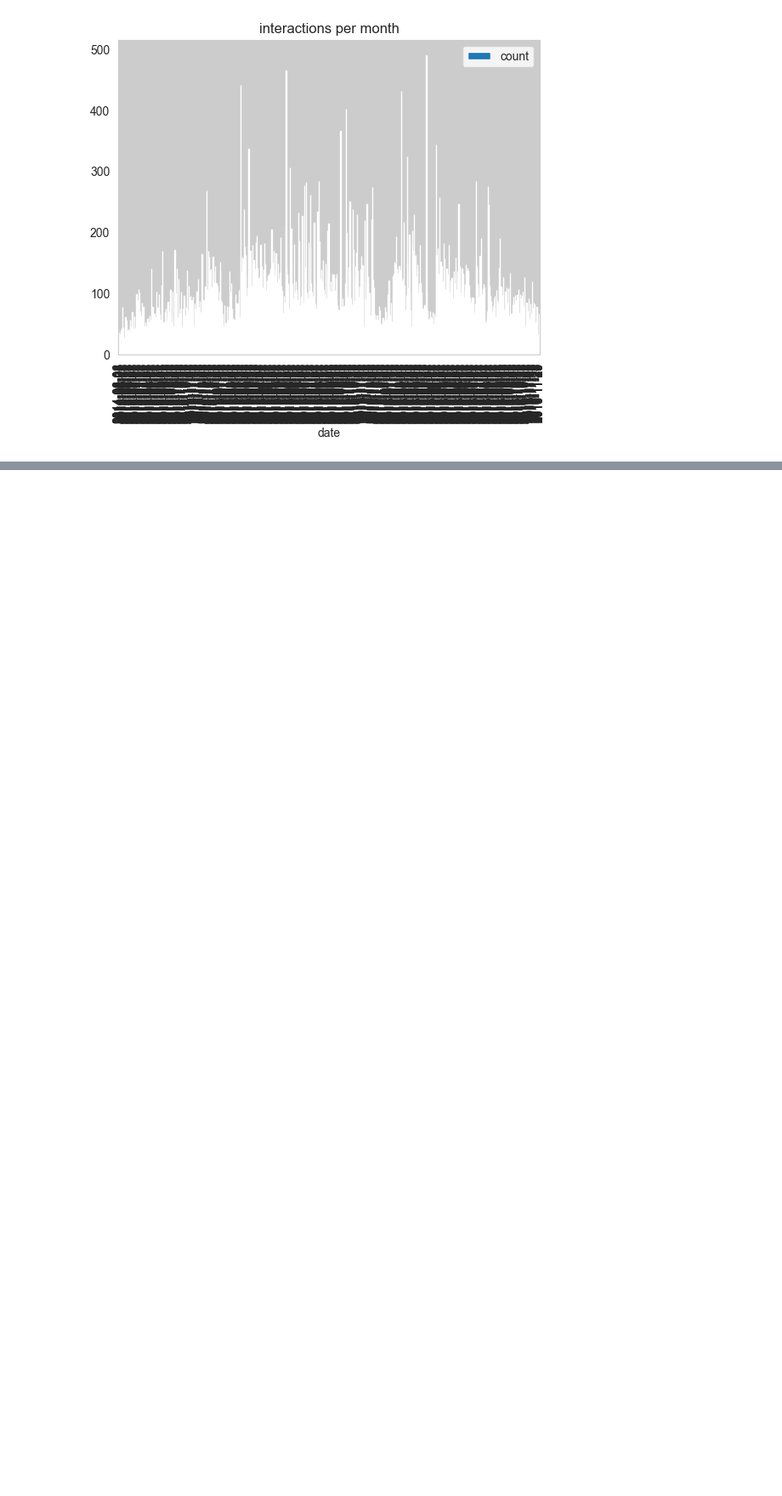
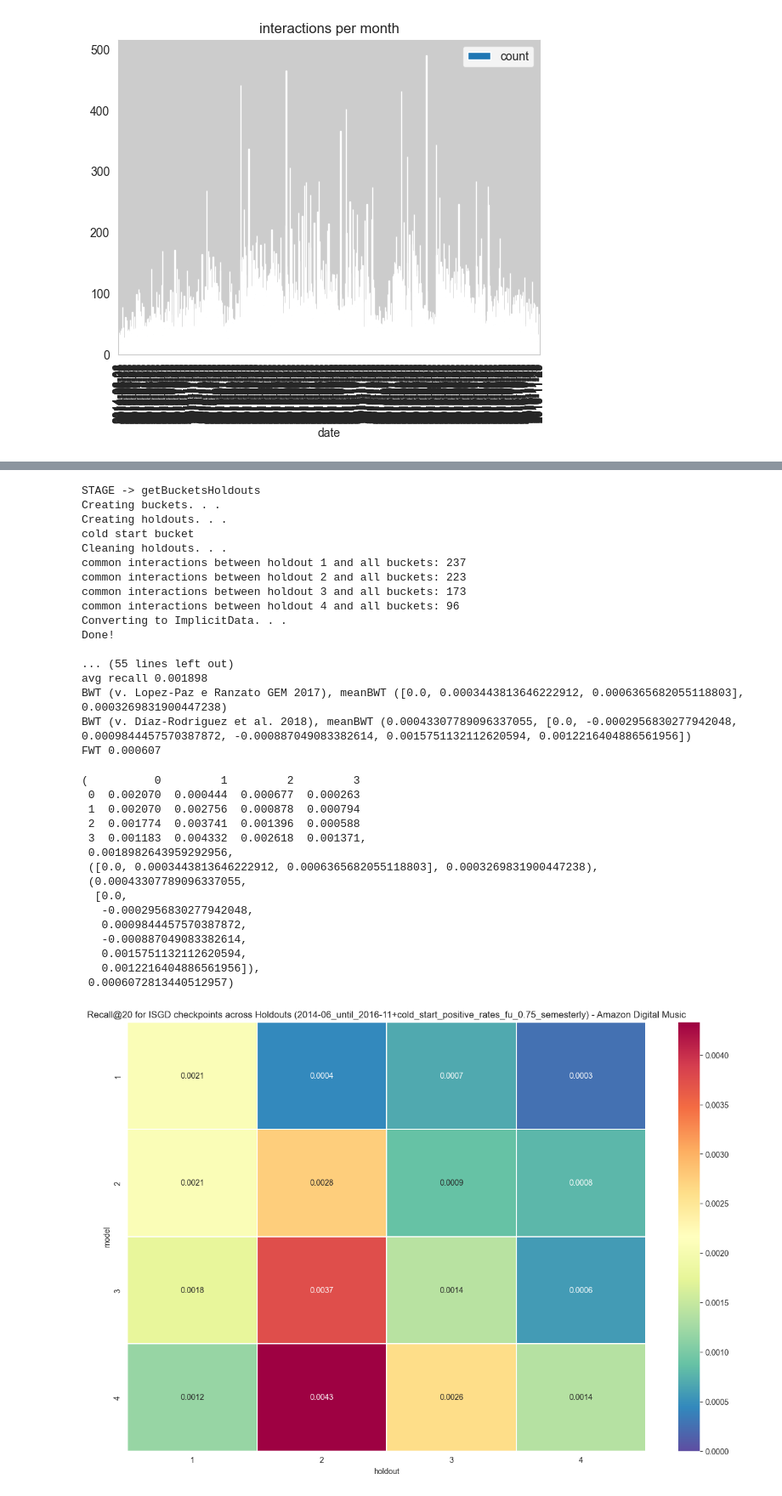
Before and after one commit to mariajoaolavoura/measuring_forgetting, a Jupyter notebook: notebooks/ADM - holdout evaluation.ipynb, the cells around one changed output, grey strips where cells are left out. Shown: that part at 85% size. Cells and saved outputs as stored; diff of their text form; code cells hidden in the pictures; blank space fills up the shorter version.

```diff
--- a/notebooks/ADM - holdout evaluation.ipynb
+++ b/notebooks/ADM - holdout evaluation.ipynb
@@ -275,0 +358,56 @@ ZeroDivisionError: division by zero
+# %%
+run_evaluate(data = data_pos_rates,
+             user_col = namepaths['user_col'],
+             item_col = namepaths['item_col'],
+             interval_type = namepaths['interval_type'],
+             intervals_path = namepaths['intervals_path'],
+             use_data_unique_users = namepaths['use_data_unique_users'],
+             frequent_users_path = namepaths['output_path']+'sample_2014-06_until_2016-11+cold_start_positive_rates_frequent_users_0.75.joblib',
+             buckets_path = namepaths['output_path']+'sample_2014-06_until_2016-11+cold_start_positive_rates_fu_0.75_semesterly_buckets.joblib',
+             holdouts_path = namepaths['output_path']+'sample_2014-06_until_2016-11+cold_start_positive_rates_fu_0.75_semesterly_holdouts.joblib',
+             cold_start_buckets = 1,
+             to_grid_search = namepaths['to_grid_search'],
+             num_factors = namepaths['num_factors'],
+             num_iter = namepaths['num_iter'],
+             learn_rate = namepaths['learn_rate'],
+             regularization = namepaths['regularization'],
+             random_seed = namepaths['random_seed'],
+             results_matrix_path = namepaths['output_path']+'sample_2014-06_until_2016-11+cold_start_positive_rates_amazon_digitalmusic semesterly_bucket ISGD results.csv',
+             recall_heatmap_title = 'Recall@20 for ISGD checkpoints across Holdouts (2014-06_until_2016-11+cold_start_positive_rates_fu_0.75_semesterly) - Amazon Digital Music',
+             recall_heatmap_path = 'images/heatmaps/amazon_digmusic_dump/sample_2014-06_until_2016-11+cold_start_positive_rates_amazon_digitalmusic semesterly_bucket ISGD heatmap.png',
+             incrementalTraining_time_record_path = namepaths['output_path']+'sample_2014-06_until_2016-11+cold_start_positive_rates_amazon_digitalmusic semesterly_bucket ISGD training time.joblib',
+             evaluateHoldouts_time_record_path = namepaths['output_path']+'sample_2014-06_until_2016-11+cold_start_positive_rates_amazon_digitalmusic semesterly_bucket ISGD eval time.joblib')
+# %% [output]
+STAGE -> getBucketsHoldouts
+Creating buckets. . .
+Creating holdouts. . .
+cold start bucket
+Cleaning holdouts. . .
+common interactions between holdout 1 and all buckets: 237
+common interactions between holdout 2 and all buckets: 223
+common interactions between holdout 3 and all buckets: 173
+common interactions between holdout 4 and all buckets: 96
+Converting to ImplicitData. . .
+Done!
+
+... (55 lines left out)
+avg recall 0.001898
+BWT (v. Lopez-Paz e Ranzato GEM 2017), meanBWT ([0.0, 0.0003443813646222912, 0.0006365682055118803], 0.0003269831900447238)
+BWT (v. Díaz-Rodriguez et al. 2018), meanBWT (0.00043307789096337055, [0.0, -0.0002956830277942048, 0.0009844457570387872, -0.000887049083382614, 0.0015751132112620594, 0.0012216404886561956])
+FWT 0.000607
+(          0         1         2         3
+ 0  0.002070  0.000444  0.000677  0.000263
+ 1  0.002070  0.002756  0.000878  0.000794
+ 2  0.001774  0.003741  0.001396  0.000588
+ 3  0.001183  0.004332  0.002618  0.001371,
+ 0.0018982643959292956,
+ ([0.0, 0.0003443813646222912, 0.0006365682055118803], 0.0003269831900447238),
+ (0.00043307789096337055,
+  [0.0,
+   -0.0002956830277942048,
+   0.0009844457570387872,
+   -0.000887049083382614,
+   0.0015751132112620594,
+   0.0012216404886561956]),
+ 0.0006072813440512957)
+[figure, added]
```
Also changed, not shown: parts of 6 cells of this notebook, 5 other files.
